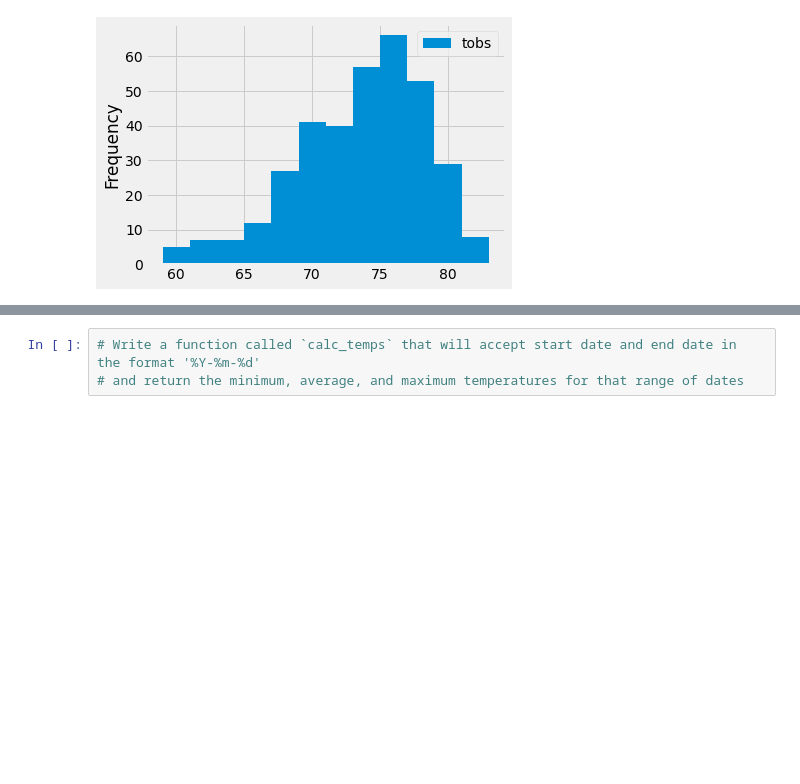
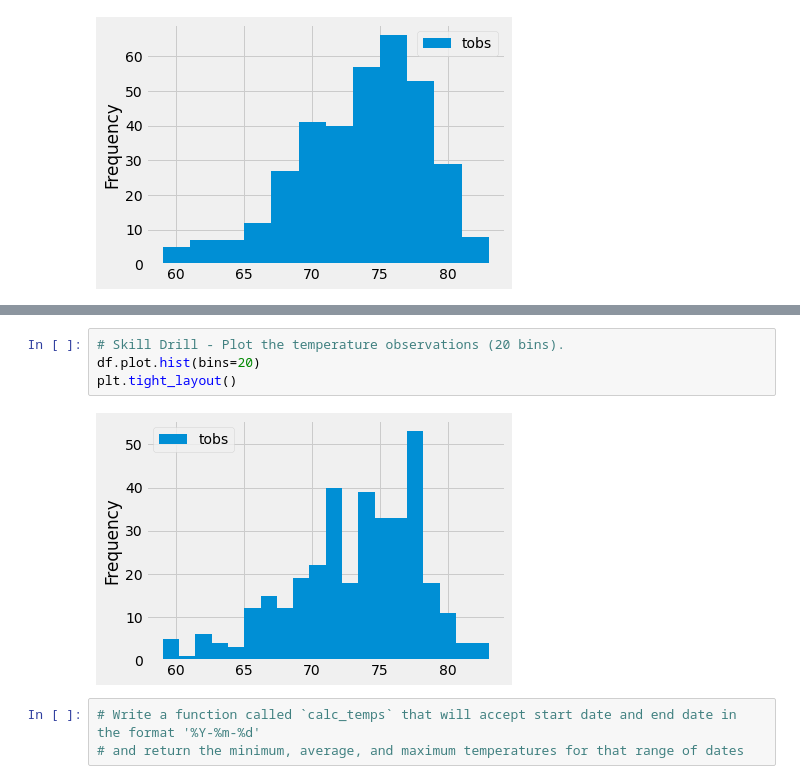
Before and after one commit to rvp47/surfs_up, a Jupyter notebook: climate_analysis.ipynb, the cells around one changed output, grey strips where cells are left out. Cells and saved outputs as stored; diff of their text form; blank space fills up the shorter version.

```diff
--- a/climate_analysis.ipynb
+++ b/climate_analysis.ipynb
@@ -180,3 +186,9 @@ plt.tight_layout()
+# %%
+# Skill Drill - Plot the temperature observations (20 bins).
+df.plot.hist(bins=20)
+plt.tight_layout()
+# %% [output]
+[figure, added]
 # %%
 # Write a function called `calc_temps` that will accept start date and end date in the format '%Y-%m-%d'
 # and return the minimum, average, and maximum temperatures for that range of dates
```
Also changed, not shown: parts of 2 cells of this notebook, 2 other files.
